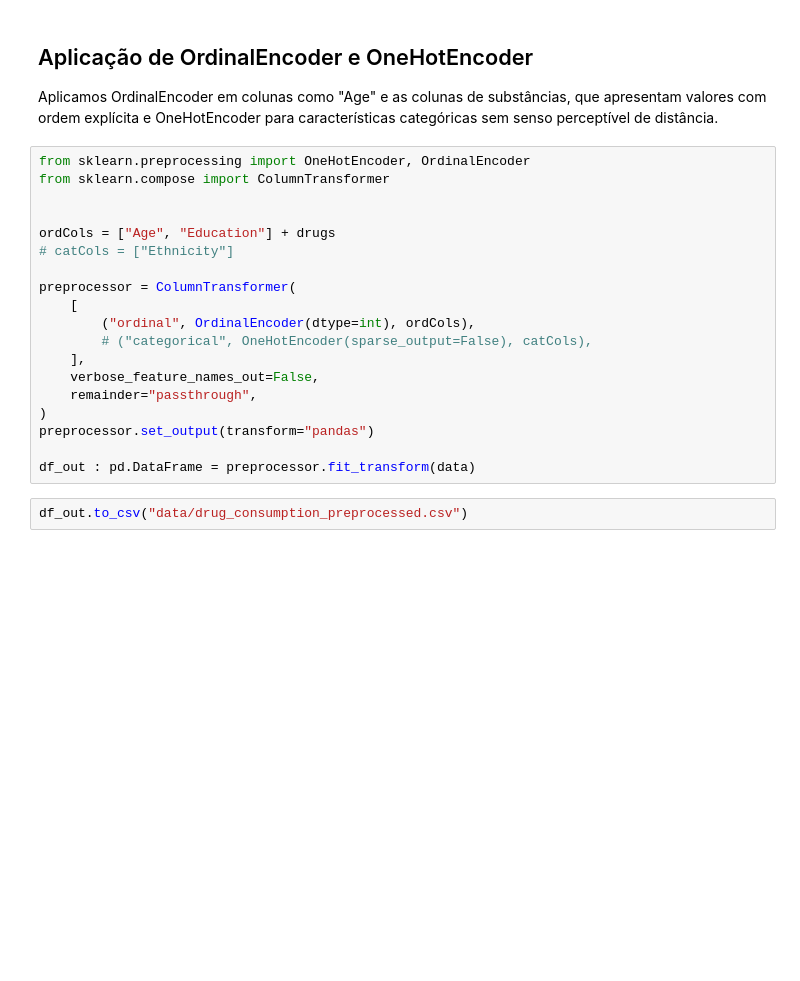
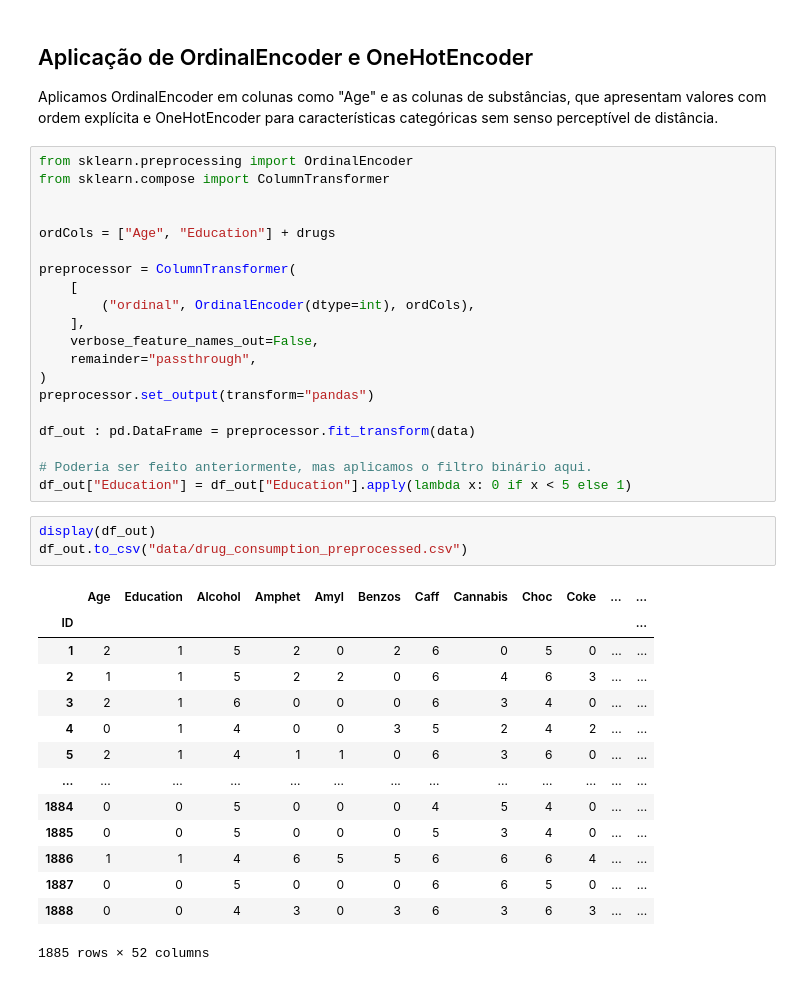
Before and after one commit to intel-comp-saude-ufes/2024-1-P1-Drug-Consumption, a Jupyter notebook: preprocessing.ipynb, the cells around one changed output. Cells and saved outputs as stored; diff of their text form; blank space fills up the shorter version.

```diff
--- a/preprocessing.ipynb
+++ b/preprocessing.ipynb
@@ -147,17 +145,15 @@ data.rename(
 ## Aplicação de OrdinalEncoder e OneHotEncoder
 Aplicamos OrdinalEncoder em colunas como "Age" e as colunas de substâncias, que apresentam valores com ordem explícita e OneHotEncoder para características categóricas sem senso perceptível de distância.
 # %%
-from sklearn.preprocessing import OneHotEncoder, OrdinalEncoder
+from sklearn.preprocessing import OrdinalEncoder
 from sklearn.compose import ColumnTransformer
 
 
 ordCols = ["Age", "Education"] + drugs
-# catCols = ["Ethnicity"]
 
 preprocessor = ColumnTransformer(
     [
         ("ordinal", OrdinalEncoder(dtype=int), ordCols),
-        # ("categorical", OneHotEncoder(sparse_output=False), catCols),
     ],
     verbose_feature_names_out=False,
     remainder="passthrough",
@@ -165,5 +161,24 @@ preprocessor = ColumnTransformer(
 preprocessor.set_output(transform="pandas")
 
 df_out : pd.DataFrame = preprocessor.fit_transform(data)
+
+# Poderia ser feito anteriormente, mas aplicamos o filtro binário aqui.
+df_out["Education"] = df_out["Education"].apply(lambda x: 0 if x < 5 else 1)
 # %%
+display(df_out)
 df_out.to_csv("data/drug_consumption_preprocessed.csv")
+# %% [output]
+|  | Age | Education | Alcohol | Amphet | Amyl | Benzos | Caff | Cannabis | Choc | Coke | ... | ... |
+| ID |  |  |  |  |  |  |  |  |  |  |  | ... |
+| 1 | 2 | 1 | 5 | 2 | 0 | 2 | 6 | 0 | 5 | 0 | ... | ... |
+| 2 | 1 | 1 | 5 | 2 | 2 | 0 | 6 | 4 | 6 | 3 | ... | ... |
+| 3 | 2 | 1 | 6 | 0 | 0 | 0 | 6 | 3 | 4 | 0 | ... | ... |
+| 4 | 0 | 1 | 4 | 0 | 0 | 3 | 5 | 2 | 4 | 2 | ... | ... |
+| 5 | 2 | 1 | 4 | 1 | 1 | 0 | 6 | 3 | 6 | 0 | ... | ... |
+| ... | ... | ... | ... | ... | ... | ... | ... | ... | ... | ... | ... | ... |
+| 1884 | 0 | 0 | 5 | 0 | 0 | 0 | 4 | 5 | 4 | 0 | ... | ... |
+| 1885 | 0 | 0 | 5 | 0 | 0 | 0 | 5 | 3 | 4 | 0 | ... | ... |
+| 1886 | 1 | 1 | 4 | 6 | 5 | 5 | 6 | 6 | 6 | 4 | ... | ... |
+| 1887 | 0 | 0 | 5 | 0 | 0 | 0 | 6 | 6 | 5 | 0 | ... | ... |
+| 1888 | 0 | 0 | 4 | 3 | 0 | 3 | 6 | 3 | 6 | 3 | ... | ... |
+1885 rows × 52 columns
```
Also changed, not shown: parts of 3 cells of this notebook, 5 other files.
